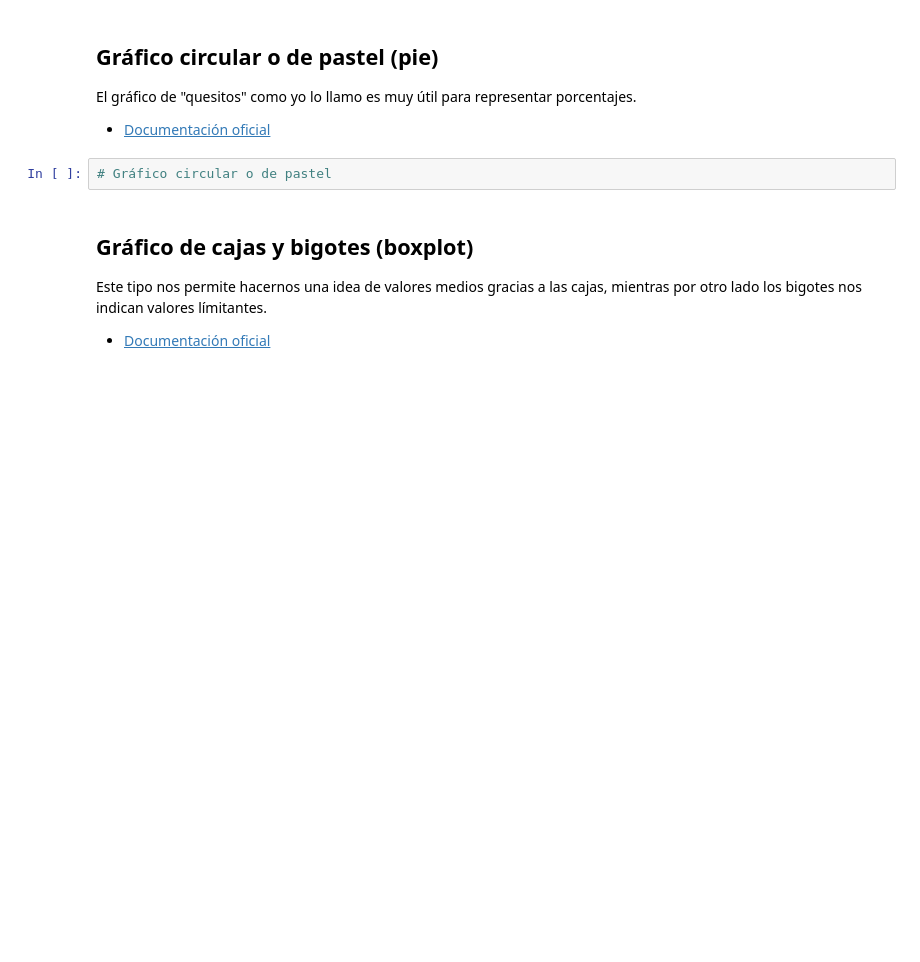
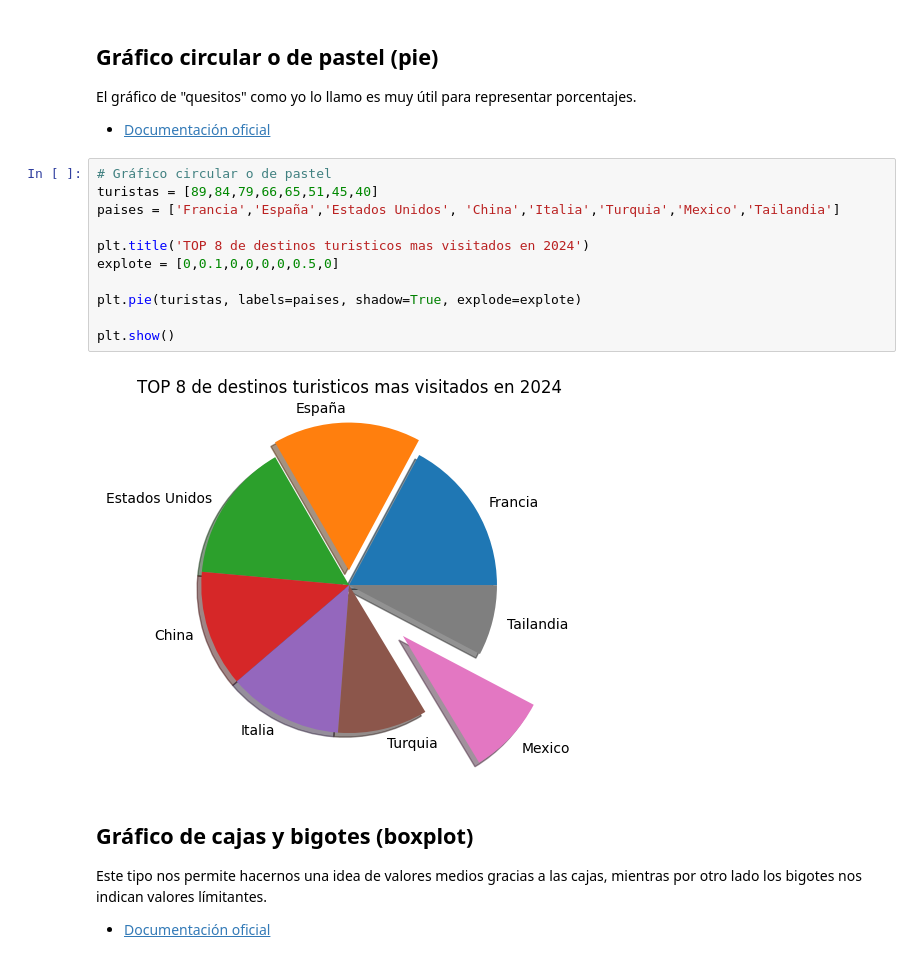
Before and after one commit to ajmenaa/phyton_basico_ICAI, a Jupyter notebook: Estudiantes/Orlando_Salazar/10_Matplotlib/09 - Tipos de gráficos.ipynb, the cells around one changed output. Cells and saved outputs as stored; diff of their text form; blank space fills up the shorter version.

```diff
--- a/Estudiantes/Orlando_Salazar/10_Matplotlib/09 - Tipos de gráficos.ipynb
+++ b/Estudiantes/Orlando_Salazar/10_Matplotlib/09 - Tipos de gráficos.ipynb
@@ -31,6 +38,17 @@ El gráfico de "quesitos" como yo lo llamo es muy útil para representar porcent
 - [Documentación oficial](https://matplotlib.org/devdocs/api/_as_gen/matplotlib.pyplot.pie.html)
 # %%
 # Gráfico circular o de pastel
+turistas = [89,84,79,66,65,51,45,40]
+paises = ['Francia','España','Estados Unidos', 'China','Italia','Turquia','Mexico','Tailandia']
+
+plt.title('TOP 8 de destinos turisticos mas visitados en 2024')
+explote = [0,0.1,0,0,0,0,0.5,0]
+
+plt.pie(turistas, labels=paises, shadow=True, explode=explote)
+
+plt.show()
+# %% [output]
+[figure, added]
 # %% [markdown]
 ## Gráfico de cajas y bigotes (boxplot)
 
```
Also changed, not shown: parts of 4 cells of this notebook.
